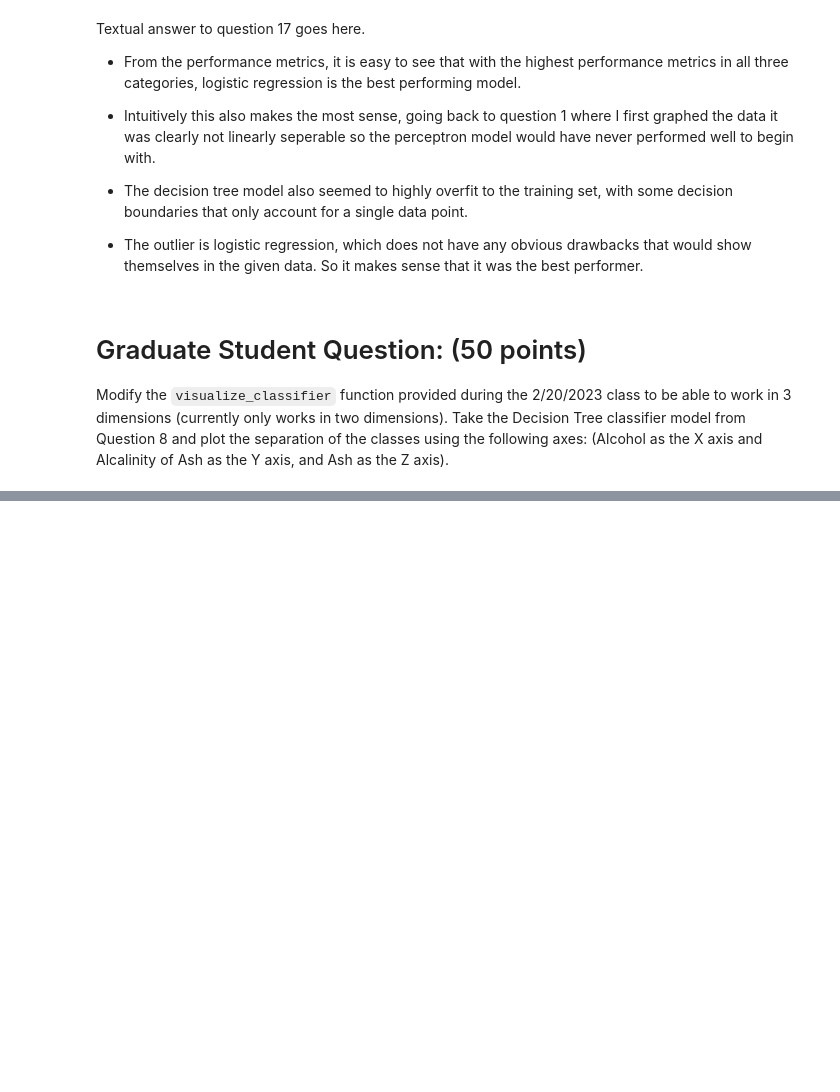
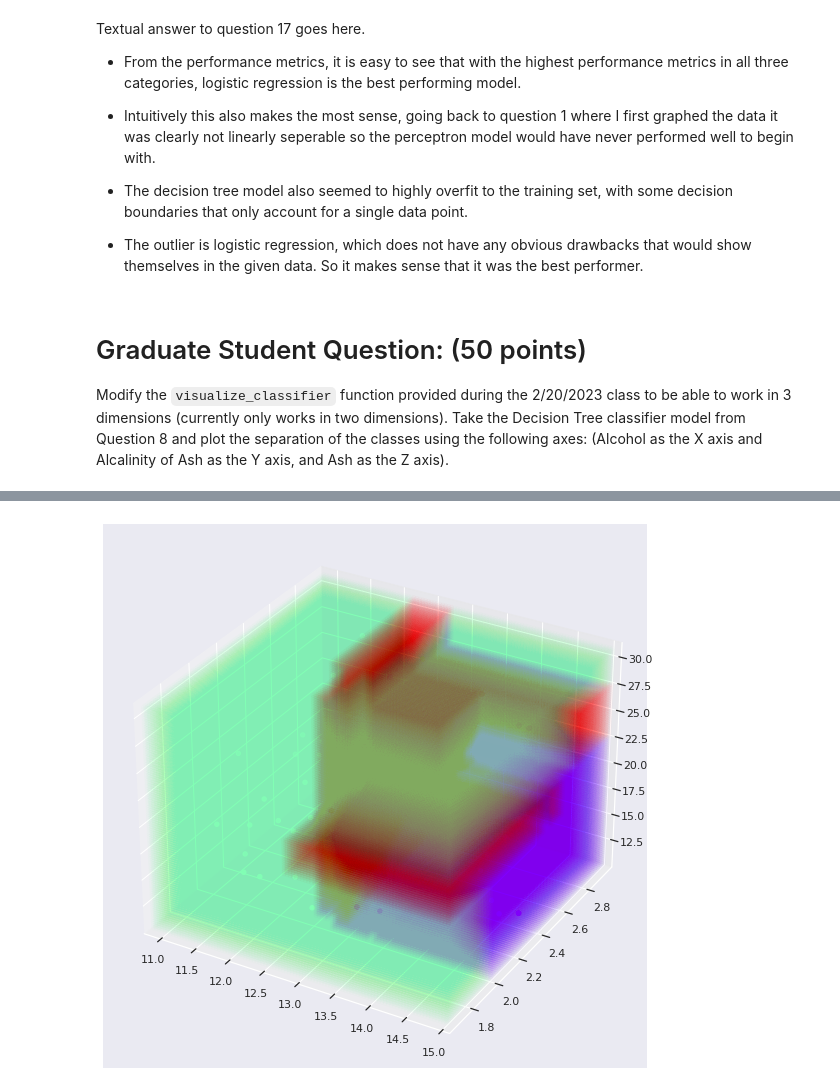
Before and after one commit to manhtiendoan/CSC4850-Machine-Learning-AssignmentTwo, a Jupyter notebook: Doan_Mike_Assignment2.ipynb, the cells around one changed output, grey strips where cells are left out. Saved outputs shown, nothing was run; the diff lists cells and outputs as text; code cells hidden in the pictures; blank space fills up the shorter version.

Commit message:
updated with graduate student question

```diff
--- a/Doan_Mike_Assignment2.ipynb
+++ b/Doan_Mike_Assignment2.ipynb
@@ -639,31 +633,38 @@ Textual answer to question 17 goes here.
 
 Modify the `visualize_classifier` function provided during the 2/20/2023 class to be able to work in 3 dimensions (currently only works in two dimensions). Take the Decision Tree classifier model from Question 8 and plot the separation of the classes using the following axes: (Alcohol as the X axis and Alcalinity of Ash as the Y axis, and Ash as the Z axis).
 # %%
-##### Code block for Graduate Student Question
-#This is currently unfinished so the next couple code blocks are just for experimenting
-def visualize_classifier2(model, X, y, ax=None, cmap='rainbow'):
-  ax = ax or plt.gca()
+###### Code block for Graduate Student Question
 
+#The two code blocks following this one illustrate the visualize_classifier function
+
+
+#Density controls how smooth the contours look, also scales execution time of code exponentially, increase with caution
+#Blur controls the visibility of the inner layers of the contours
+
+#Default values of density and blur currently showcase the boundaries best according to my testing, but other values might be suitable if one wishes
+#to look at the contours of the inner layers
+
+#This approach I took is almost the same as the one taken by ax.contourf, just that instead of connecting the points into
+#a contour, I render the lines as individual points
+def visualize_classifier3d(model, X, y, ax = None, cmap = 'Rainbow', density = 100, blur = 0.01, angle = 30):
   # Plot the training points
-  ax.scatter(X[:,0], X[:,1], c=y, s=30, cmap=cmap,
-              clim=(y.min(), y.max()), zorder=3)
+  fig = plt.figure(figsize = (10,10))
+  ax = plt.axes(projection='3d')
+  ax.scatter(X[:,0], X[:,1], X[:,2],cmap='rainbow',c = y, clim=(y.min(), y.max()), zorder=3)
   ax.axis('tight')
-  ax.axis('off')
   xlim = ax.get_xlim()
   ylim = ax.get_ylim()
+  zlim = ax.get_zlim()
 
   # fit the estimator
   model.fit(X, y)
-  xx, yy = np.meshgrid(np.linspace(*xlim, num=200),
-                        np.linspace(*ylim, num=200))
-  Z = model.predict(np.c_[xx.ravel(), yy.ravel()]).reshape(xx.shape)
+  xx, yy, zz = np.meshgrid(np.linspace(*xlim, num=density),np.linspace(*ylim, num=density), np.linspace(*zlim, num=density))
+  Z = model.predict(np.c_[xx.ravel(), yy.ravel(), zz.ravel()]).reshape(xx.shape)
 
   # Create a color plot with the results
-  n_classes = len(np.unique(y))
-  contours = ax.contourf(xx, yy, Z, alpha=0.3,
-                          levels=np.arange(n_classes + 1) - 0.5,
-                          cmap=cmap, zorder=1)
-  print(Z)
-  ax.set(xlim=xlim, ylim=ylim)
+  ax.scatter(xx.ravel(), yy.ravel(), zz.ravel(), cmap='rainbow',c = Z.ravel(), clim=(y.min(), y.max()), zorder=3, alpha = blur)
+  ax.set(xlim=xlim, ylim=ylim, zlim = zlim)
 
-visualize_classifier2(DecisionTreeClassifier(random_state=1234), X2_test[:,[0,3]], y2_test)
+
+  ax.view_init(angle)
+  plt.show()
@@ -756,0 +681,6 @@ plt.show()
+# %%
+#Points illustrated in 3d with contours (points are the same color as the contours so it might be blurry)
+%matplotlib inline
+visualize_classifier3d(DecisionTreeClassifier(random_state=1234), X, y)
+# %% [output]
+[figure, added]
```
Also changed, not shown: parts of 9 cells of this notebook.
